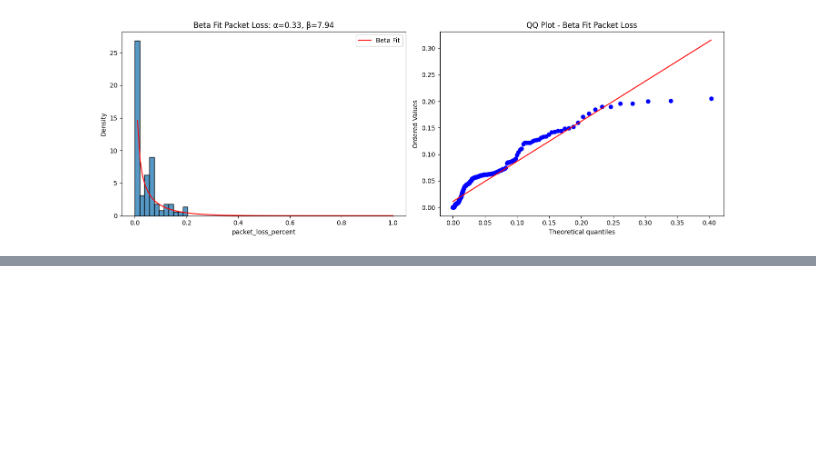
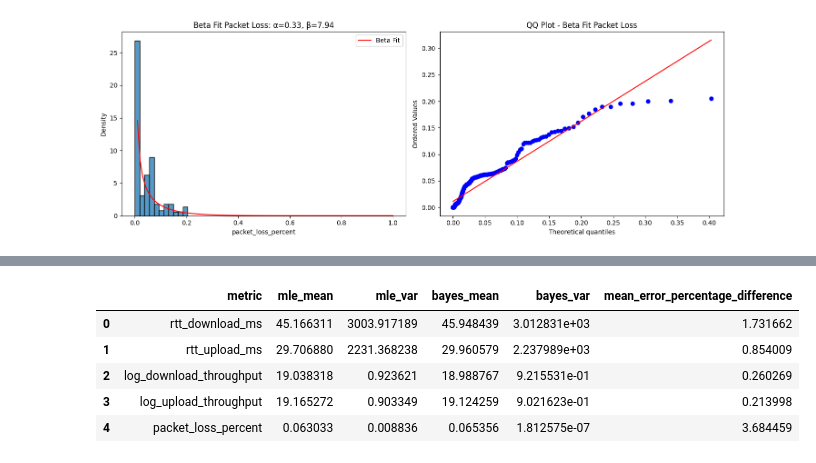
Before and after one commit to carloshenriquefbf/statistics-and-probabilistic-models, a Jupyter notebook: trab1.ipynb, the cells around one changed output, grey strips where cells are left out. Cells and saved outputs as stored; diff of their text form; code cells hidden in the pictures; blank space fills up the shorter version.

```diff
--- a/trab1.ipynb
+++ b/trab1.ipynb
@@ -606,0 +755,33 @@ plt.show()
+# %%
+client05_posteriors = {}
+for metric in ['rtt_download_ms', 'rtt_upload_ms']:
+    data = train_client05[metric]
+    prior = priors[metric]
+    posterior = inferencia_bayes_normal(
+        data,
+        mu_0=prior['mu'],
+        tau_0_sq=prior['sigma']**2,
+        sigma_sq=client_05_params[metric]['sigma_mle']**2
+    )
+    client05_posteriors[metric] = posterior
+
+for metric in ['log_download_throughput', 'log_upload_throughput']:
+    data = train_client05[metric]
+    prior = priors[metric]
+    posterior = inferencia_bayes_gamma(
+        data,
+        k_mle=client_05_params[metric]['shape_mle'],
+        a_0=prior['shape'],
+        b_0=1/prior['rate']
+    )
+    client05_posteriors[metric] = posterior
+
+data = train_client05['packet_loss_percent'] / 100
+prior = priors['packet_loss_percent']
+posterior = inferencia_bayes_beta(
+    data,
+    a_0=prior['a'],
+    b_0=prior['b'],
+    n=1000
+)
+client05_posteriors['packet_loss_percent'] = posterior
@@ -606,0 +948,11 @@ plt.show()
+# %%
+df_client05_comparison = compare_bayes_mle(client_05_params, client05_posteriors)
+df_client05_comparison.to_csv('client05_bayes_mle_comparison.csv', index=False)
+display(df_client05_comparison)
+# %% [output]
+|  | metric | mle_mean | mle_var | bayes_mean | bayes_var | mean_error_percentage_difference |
+| 0 | rtt_download_ms | 45.166311 | 3003.917189 | 45.948439 | 3.012831e+03 | 1.731662 |
+| 1 | rtt_upload_ms | 29.706880 | 2231.368238 | 29.960579 | 2.237989e+03 | 0.854009 |
+| 2 | log_download_throughput | 19.038318 | 0.923621 | 18.988767 | 9.215531e-01 | 0.260269 |
+| 3 | log_upload_throughput | 19.165272 | 0.903349 | 19.124259 | 9.021623e-01 | 0.213998 |
+| 4 | packet_loss_percent | 0.063033 | 0.008836 | 0.065356 | 1.812575e-07 | 3.684459 |
```
Also changed, not shown: parts of 16 cells of this notebook.
